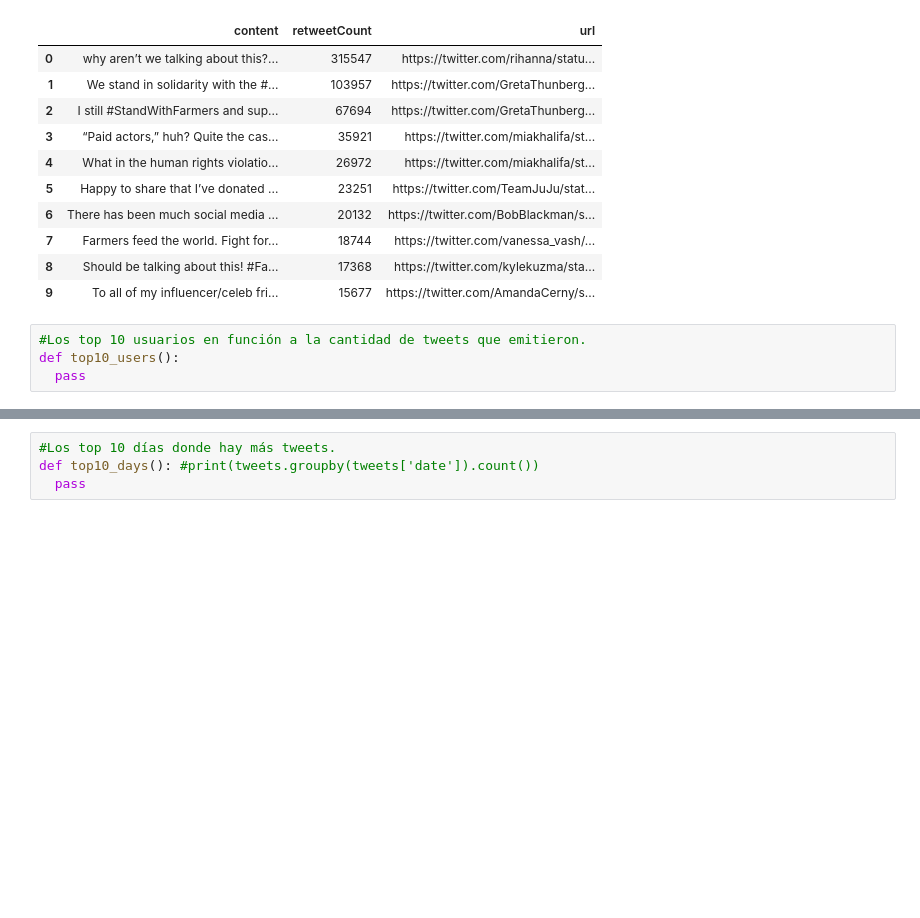
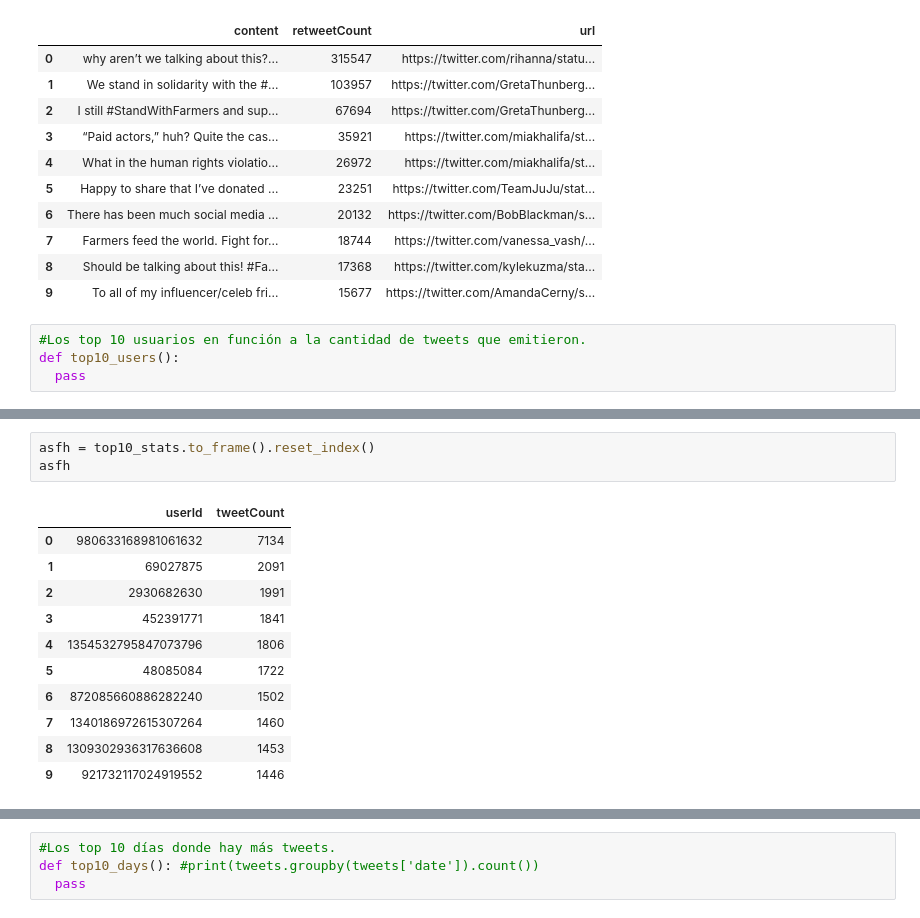
Before and after one commit to DanielaCorral/IIC2154-Diagnostico-Corral, a Jupyter notebook: diagnostico_IIC2154.ipynb, the cells around one changed output, grey strips where cells are left out. Saved outputs shown, nothing was run; the diff lists cells and outputs as text; blank space fills up the shorter version.

```diff
--- a/diagnostico_IIC2154.ipynb
+++ b/diagnostico_IIC2154.ipynb
@@ -171,0 +201,15 @@ def top10_users():
+# %%
+asfh = top10_stats.to_frame().reset_index()
+asfh
+# %% [output]
+|  | userId | tweetCount |
+| 0 | 980633168981061632 | 7134 |
+| 1 | 69027875 | 2091 |
+| 2 | 2930682630 | 1991 |
+| 3 | 452391771 | 1841 |
+| 4 | 1354532795847073796 | 1806 |
+| 5 | 48085084 | 1722 |
+| 6 | 872085660886282240 | 1502 |
+| 7 | 1340186972615307264 | 1460 |
+| 8 | 1309302936317636608 | 1453 |
+| 9 | 921732117024919552 | 1446 |
```
Also changed, not shown: parts of 3 cells of this notebook.
